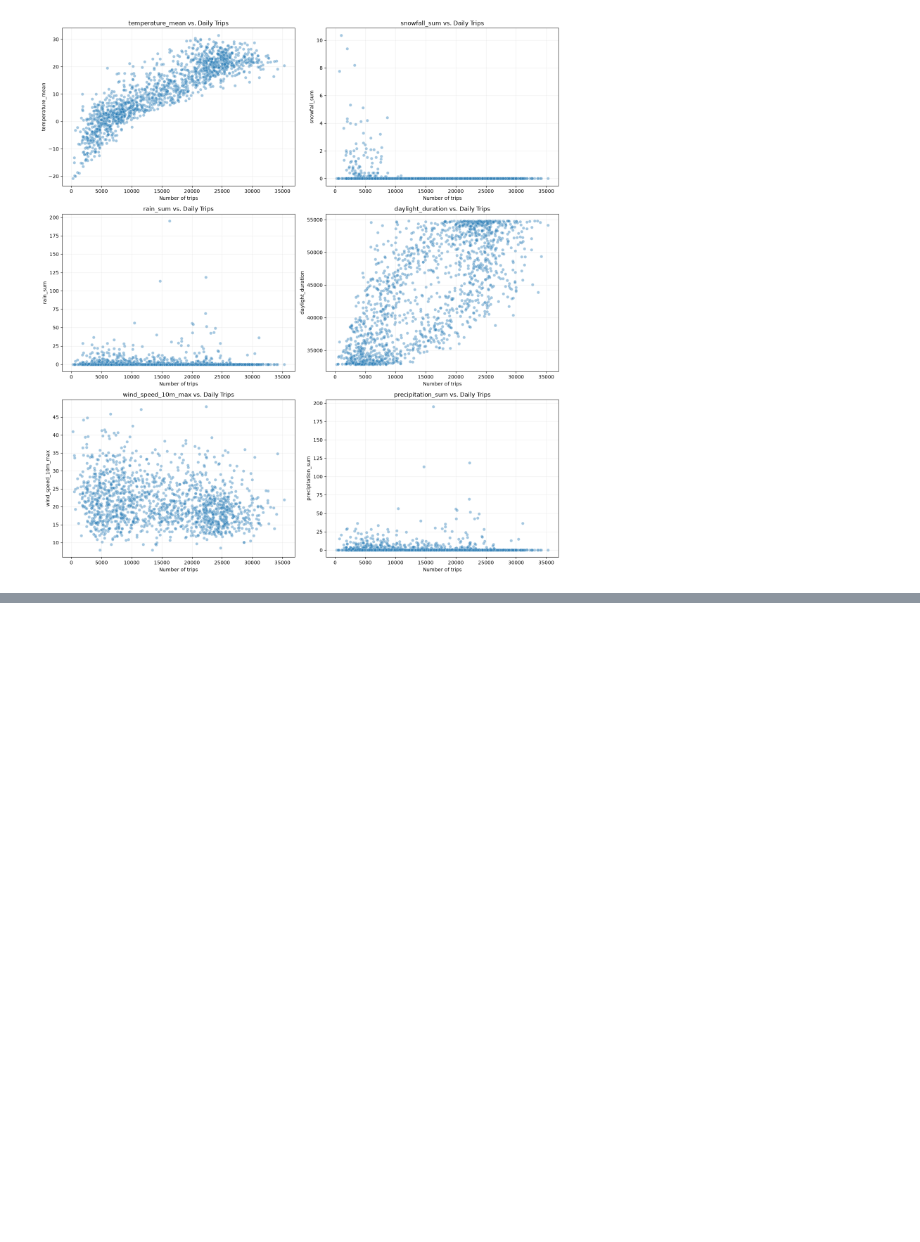
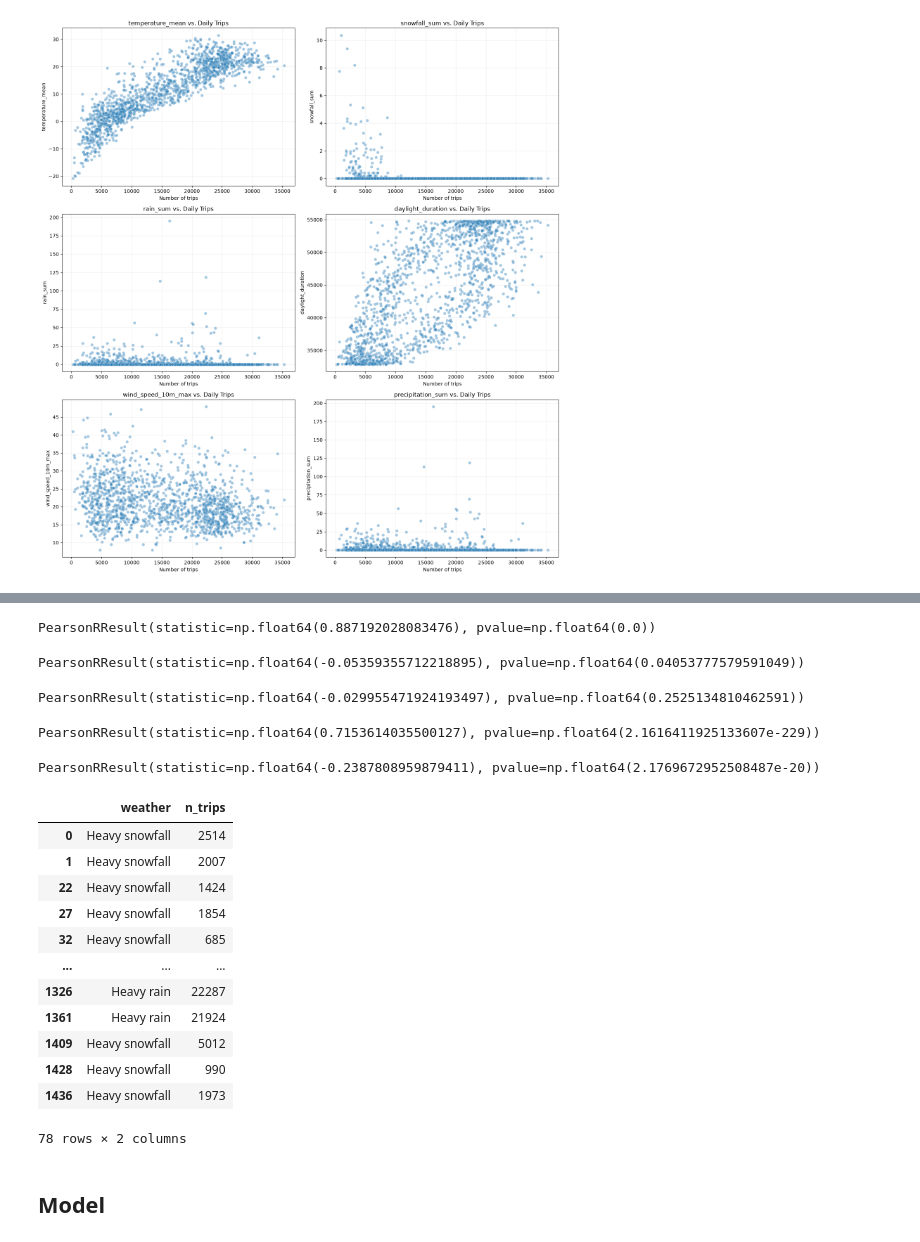
Before and after one commit to laure-cio/ADA-project2026, a Jupyter notebook: data/forecast/weather_examin.ipynb, the cells around one changed output, grey strips where cells are left out. Saved outputs shown, nothing was run; the diff lists cells and outputs as text; code cells hidden in the pictures; blank space fills up the shorter version.

Commit message:
adding Pearson correlation

```diff
--- a/data/forecast/weather_examin.ipynb
+++ b/data/forecast/weather_examin.ipynb
@@ -787,6 +791,10 @@ merged_data
 # Save merge data
 #save_folder = './clean/'
 #merged_data.to_csv(save_folder + "dailyTrips_weather.csv", index=False)
+# %%
+# Reading files
+save_folder = './clean/'
+merged_data = pd.read_csv(save_folder + 'dailyTrips_weather.csv')
 # %%
 merged_data.columns
 # %% [output]
@@ -842,2 +858,43 @@ plt.show()
 # %%
-merged_data["weather"].
+# For temperature
+stats.pearsonr(merged_data['temperature_mean'],merged_data['n_trips'])
+# %% [output]
+PearsonRResult(statistic=np.float64(0.887192028083476), pvalue=np.float64(0.0))
+# %%
+# For precipitation
+stats.pearsonr(merged_data['precipitation_sum'],merged_data['n_trips'])
+# %% [output]
+PearsonRResult(statistic=np.float64(-0.05359355712218895), pvalue=np.float64(0.04053777579591049))
+# %%
+# For rainfall
+stats.pearsonr(merged_data['rain_sum'],merged_data['n_trips'])
+# %% [output]
+PearsonRResult(statistic=np.float64(-0.029955471924193497), pvalue=np.float64(0.2525134810462591))
+# %%
+# For daylight duration
+stats.pearsonr(merged_data['daylight_duration'],merged_data['n_trips'])
+# %% [output]
+PearsonRResult(statistic=np.float64(0.7153614035500127), pvalue=np.float64(2.1616411925133607e-229))
+# %%
+# For wind speed
+stats.pearsonr(merged_data['wind_speed_10m_max'],merged_data['n_trips'])
+# %% [output]
+PearsonRResult(statistic=np.float64(-0.2387808959879411), pvalue=np.float64(2.1769672952508487e-20))
+# %%
+merged_data[merged_data['weather'].isin(["Thunderstorm", "Violent rain showers", "Heavy rain", "Heavy snowfall"])][["weather","n_trips"]]
+# %% [output]
+|  | weather | n_trips |
+| 0 | Heavy snowfall | 2514 |
+| 1 | Heavy snowfall | 2007 |
+| 22 | Heavy snowfall | 1424 |
+| 27 | Heavy snowfall | 1854 |
+| 32 | Heavy snowfall | 685 |
+| ... | ... | ... |
+| 1326 | Heavy rain | 22287 |
+| 1361 | Heavy rain | 21924 |
+| 1409 | Heavy snowfall | 5012 |
+| 1428 | Heavy snowfall | 990 |
+| 1436 | Heavy snowfall | 1973 |
+78 rows × 2 columns
+# %% [markdown]
+## Model
```
Also changed, not shown: parts of 2 cells of this notebook.
